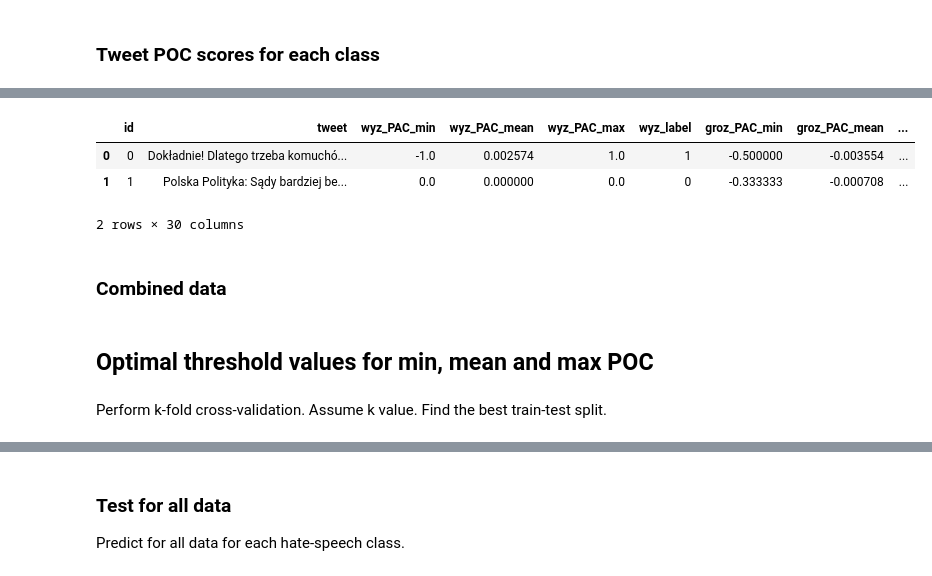
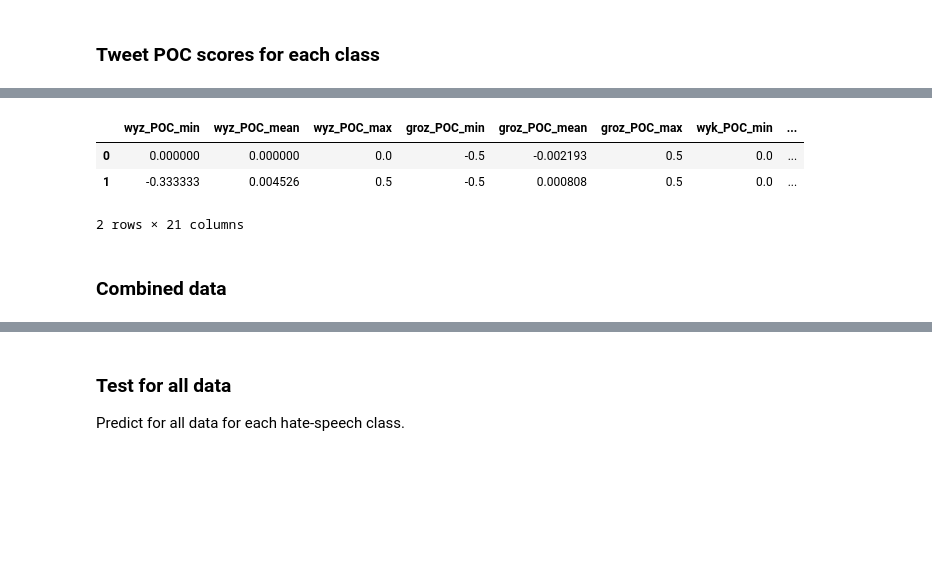
Before and after one commit to kaluzny1995/HSD2.0, a Jupyter notebook: 09. LexicalClassifier.ipynb, the cells around one changed output, grey strips where cells are left out. Drawn from its saved outputs; the diff is of its cells as text; code cells hidden in the pictures; blank space fills up the shorter version.

```diff
--- a/09. LexicalClassifier.ipynb
+++ b/09. LexicalClassifier.ipynb
@@ -26,12 +9,0 @@ from tqdm.notebook import tqdm
-# %%
-LABELS = ['wyzywanie', 'grożenie', 'wykluczanie', 'odczłowieczanie', 'poniżanie', 'stygmatyzacja', 'szantaż']
-LABELS_SMALL = ['wyz', 'groz', 'wyk', 'odcz', 'pon', 'styg', 'szan']
-SCORE_TYPES = ['min', 'mean', 'max']
-
-HATEFUL_EXT_DIR = 'data/hateful/ext_{}.txt'
-VULGARS_EXT_DIR = 'data/vulgars/ext_{}.txt'
-
-DUPLICATED_PATH = 'data/tweets_sady/processed/sady_duplicated.csv'
-POC_SCORES_PATH = 'data/tweets_sady/processed/poc_scores.csv'
-
-TAGGER_MODEL = 'polish-herbert-base'
@@ -112,10 +36,11 @@ def POC(text, phrase, lemmatized=False, stopwords=[]):
 # %%
-df_poc_scores = pd.read_csv(POC_SCORES_PATH)
+unused_fields = ['vulg_POC_min', 'vulg_POC_mean', 'vulg_POC_max']
+df_poc_scores = pd.read_csv(POC_SCORES_PATH).drop(['id']+unused_fields, axis=1)
 df_poc_scores.head(2)
 # %% [output]
-|  | id | tweet | wyz_PAC_min | wyz_PAC_mean | wyz_PAC_max | wyz_label | groz_PAC_min | groz_PAC_mean | ... |
-| 0 | 0 | Dokładnie! Dlatego trzeba komuchó... | -1.0 | 0.002574 | 1.0 | 1 | -0.500000 | -0.003554 | ... |
-| 1 | 1 | Polska Polityka: Sądy bardziej be... | 0.0 | 0.000000 | 0.0 | 0 | -0.333333 | -0.000708 | ... |
+|  | wyz_POC_min | wyz_POC_mean | wyz_POC_max | groz_POC_min | groz_POC_mean | groz_POC_max | wyk_POC_min | ... |
+| 0 | 0.000000 | 0.000000 | 0.0 | -0.5 | -0.002193 | 0.5 | 0.0 | ... |
+| 1 | -0.333333 | 0.004526 | 0.5 | -0.5 | 0.000808 | 0.5 | 0.0 | ... |
-2 rows × 30 columns
+2 rows × 21 columns
 # %% [markdown]
 ### Combined data
@@ -137,4 +46,0 @@ df_data.head(2)
-# %% [markdown]
-## Optimal threshold values for min, mean and max POC
-# %% [markdown]
-Perform k-fold cross-validation. Assume k value. Find the best train-test split.
```
Also changed, not shown: parts of 45 cells of this notebook, 9 other files.
